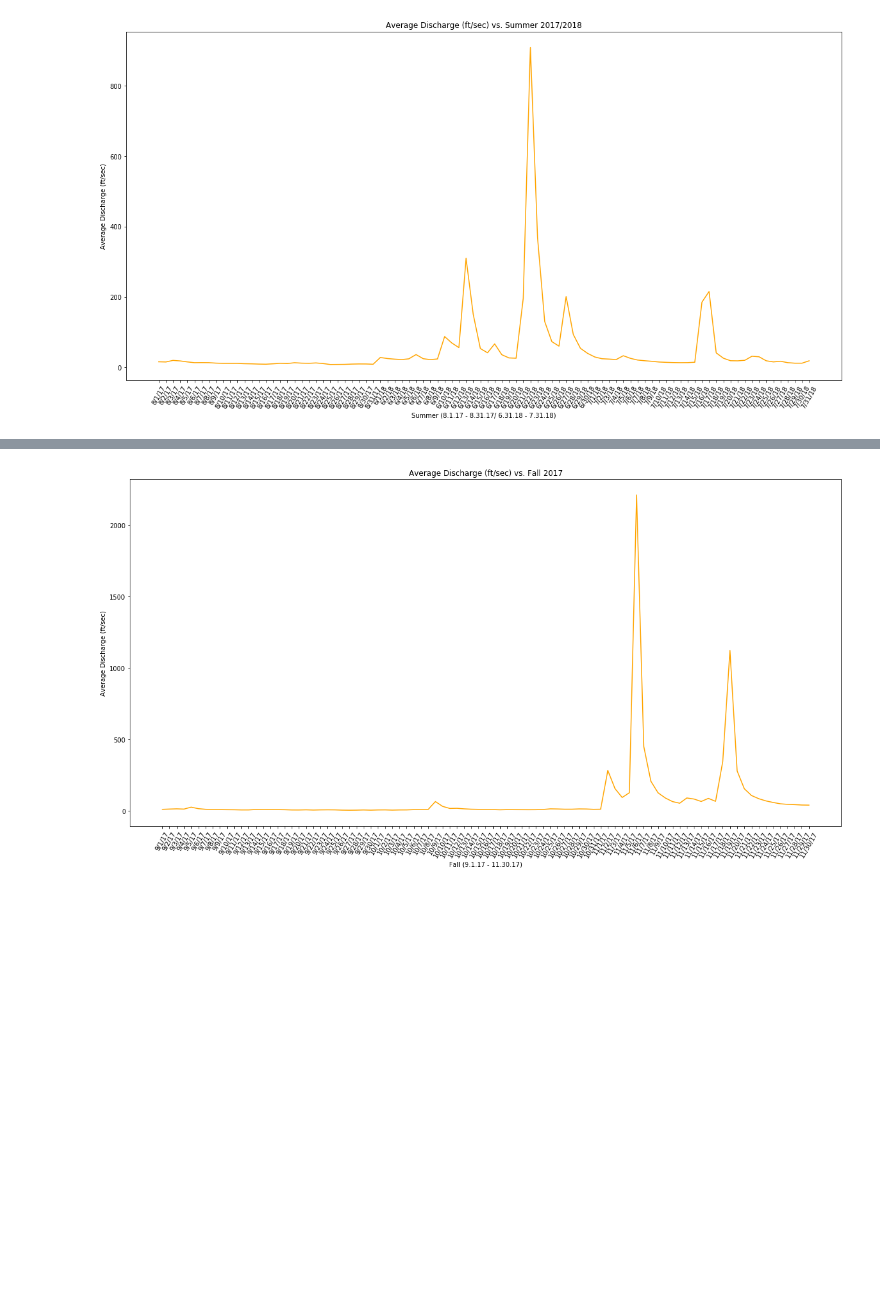
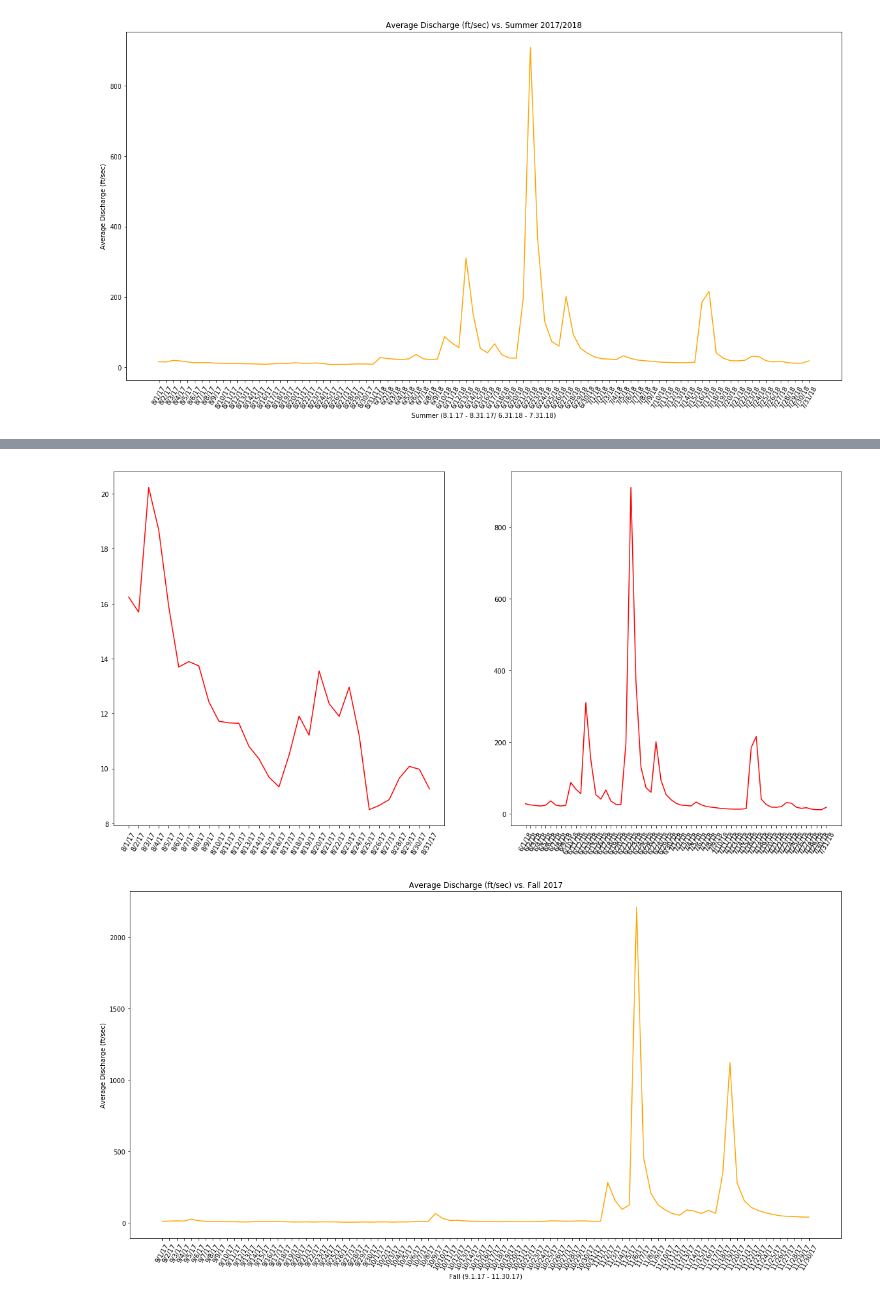
Before and after one commit to philipp-rajah/project1, a Jupyter notebook: project1.ipynb, the cells around one changed output, grey strips where cells are left out. Cells and saved outputs as stored; diff of their text form; code cells hidden in the pictures; blank space fills up the shorter version.

```diff
--- a/project1.ipynb
+++ b/project1.ipynb
@@ -301,3 +339,25 @@ plt.show()
+# %%
+Time17 = list(RC_NOAA_Summer17['Date'])
+Precip17 = list(RC_NOAA_Summer17['dC(ft/sec)'])
+Time18 = list(RC_NOAA_Summer18['Date'])
+Precip18 = list(RC_NOAA_Summer18['dC(ft/sec)'])
+
+plt.figure(figsize = (20, 10))
+plt.xlabel('Summer (8.1.17 - 8.31.17/ 6.1.18 - 7.31.18)')
+plt.ylabel('Average Discharge (ft/sec)')
+plt.title('Average Discharge (ft/sec) vs. Summer 2017/18')
+
+plt.subplot(121)
+plt.plot(Time17, Precip17, color = 'red')
+axis17 = plt.xticks(RC_NOAA_Summer17['Date'], RC_NOAA_Summer17['Date'], rotation = 60)
+
+plt.subplot(122)
+plt.plot(Time18, Precip18, color = 'red')
+axis18 = plt.xticks(RC_NOAA_Summer18['Date'], RC_NOAA_Summer18['Date'], rotation = 60)
+
+plt.show()
+# %% [output]
+[figure, added]
 # %%
 # Average Discharge in Fall
 Time = list(RC_NOAA_Fall['Date'])
```
Also changed, not shown: parts of 18 cells of this notebook.
